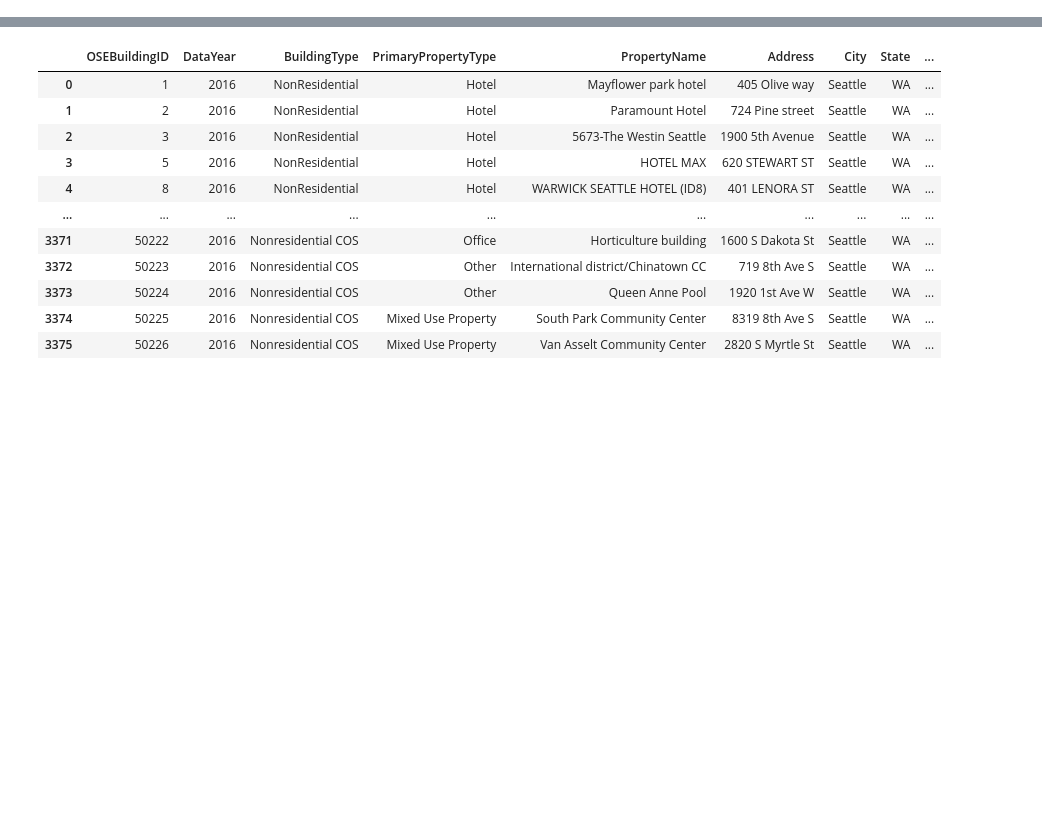
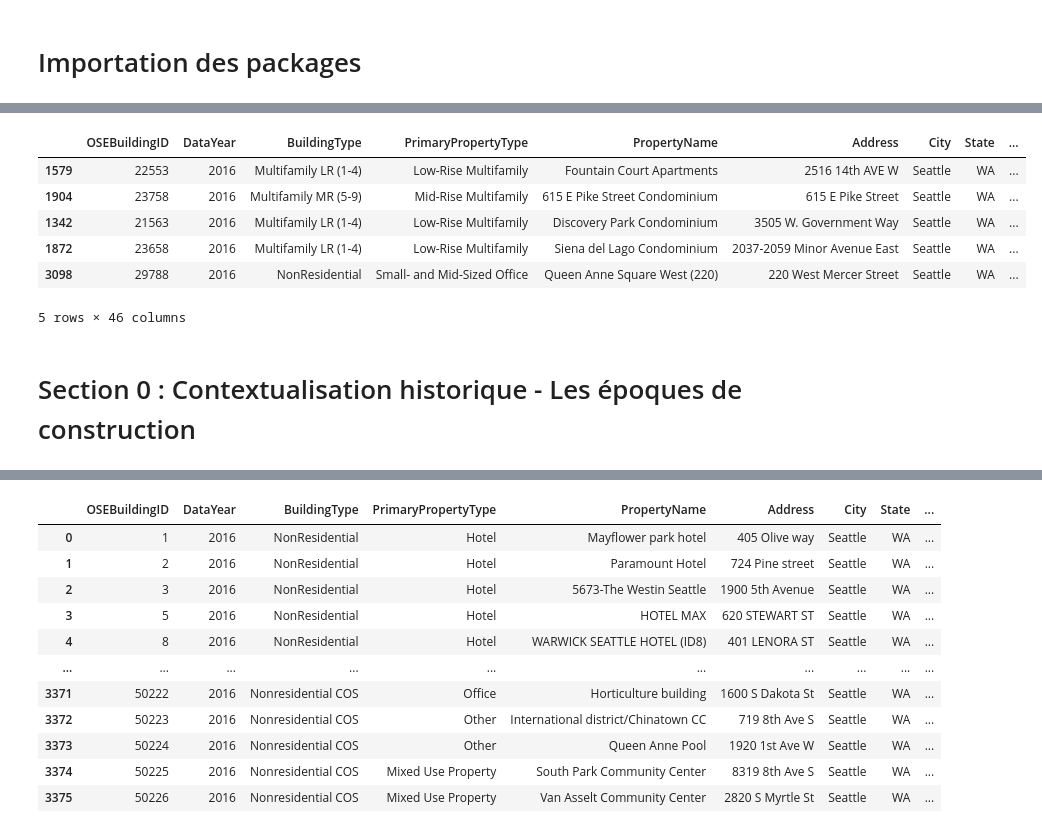
Before and after one commit to Ben10-som/ML-prediction-CO2, a Jupyter notebook: notebooks/5_spatial_temporal_analysis.ipynb, the cells around one changed output, grey strips where cells are left out. Cells and saved outputs as stored; diff of their text form; code cells hidden in the pictures; blank space fills up the shorter version.

```diff
--- a/notebooks/05_analyse_spatiale_temporelle.ipynb
+++ b/notebooks/5_spatial_temporal_analysis.ipynb
@@ -1 +61,3 @@
+# %% [markdown]
+# Importation des packages
 # %%
@@ -13,0 +96,20 @@ data=pd.read_csv("../data/2016_Building_Energy_Benchmarking.csv")
+# %%
+# Chargement de la configuration principale (Hydra)
+cfg = load_config()
+
+# Initialisation du logger
+setup_eda_logger(cfg)
+logger = logging.getLogger(__name__)
+
+# Création des dossiers nécessaires à l'exécution (raw, interim, processed, reports, etc.)
+create_directories(cfg)
+# Chargement des données brutes
+data = load_data_raw(cfg)
+
+# Validation dimensions
+n_rows, n_cols = data.shape
+logger.info(f"Dataset chargé ({n_rows} lignes, {n_cols} colonnes)")
+
+# Premier aperçu
+data.sample(5)
+# %% [output]
@@ -13,0 +124,9 @@ data=pd.read_csv("../data/2016_Building_Energy_Benchmarking.csv")
+|  | OSEBuildingID | DataYear | BuildingType | PrimaryPropertyType | PropertyName | Address | City | State | ... |
+| 1579 | 22553 | 2016 | Multifamily LR (1-4) | Low-Rise Multifamily | Fountain Court Apartments | 2516 14th AVE W | Seattle | WA | ... |
+| 1904 | 23758 | 2016 | Multifamily MR (5-9) | Mid-Rise Multifamily | 615 E Pike Street Condominium | 615 E Pike Street | Seattle | WA | ... |
+| 1342 | 21563 | 2016 | Multifamily LR (1-4) | Low-Rise Multifamily | Discovery Park Condominium | 3505 W. Government Way | Seattle | WA | ... |
+| 1872 | 23658 | 2016 | Multifamily LR (1-4) | Low-Rise Multifamily | Siena del Lago Condominium | 2037-2059 Minor Avenue East | Seattle | WA | ... |
+| 3098 | 29788 | 2016 | NonResidential | Small- and Mid-Sized Office | Queen Anne Square West (220) | 220 West Mercer Street | Seattle | WA | ... |
+5 rows × 46 columns
+# %% [markdown]
+# Section 0 : Contextualisation historique - Les époques de construction
```
Also changed, not shown: parts of 18 cells of this notebook, 23 other files.
